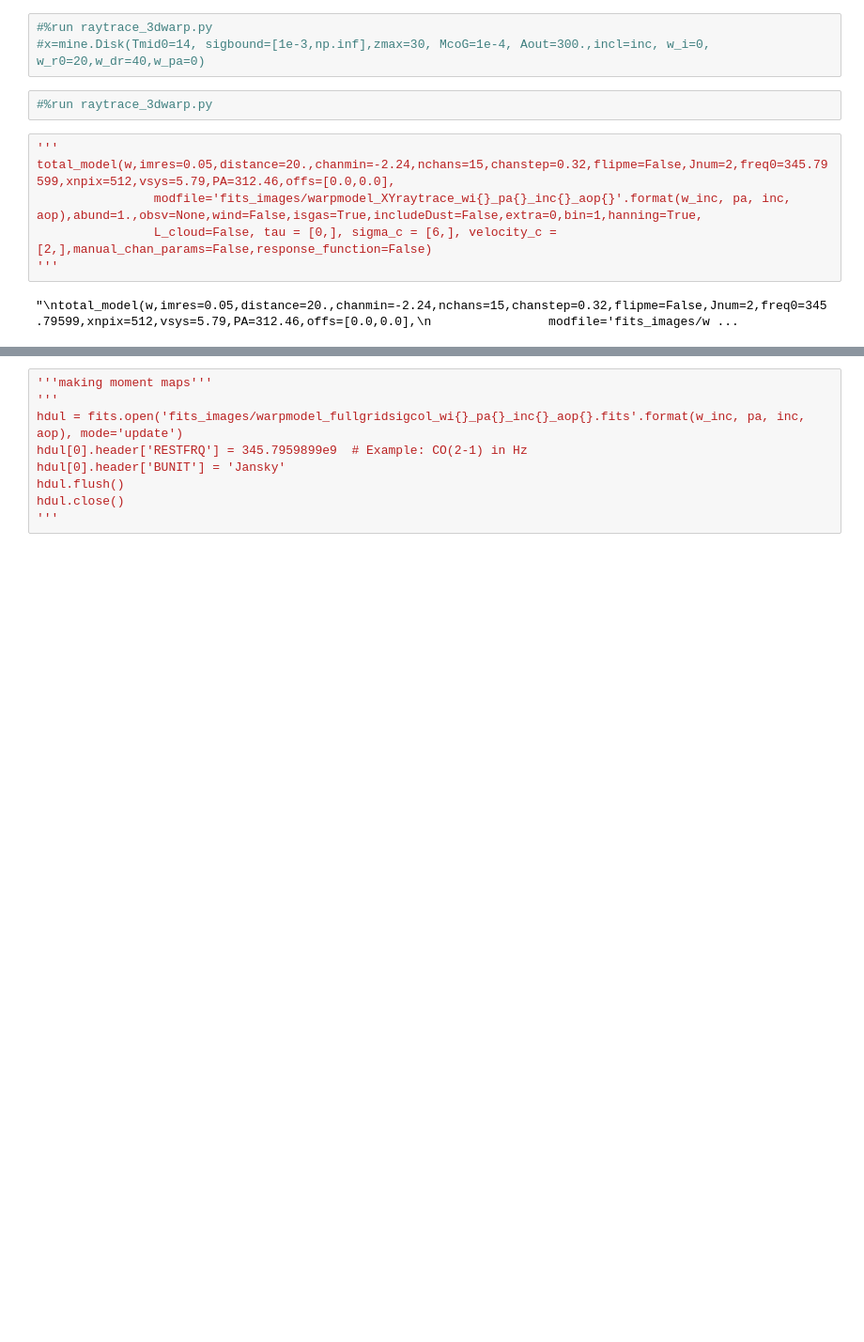
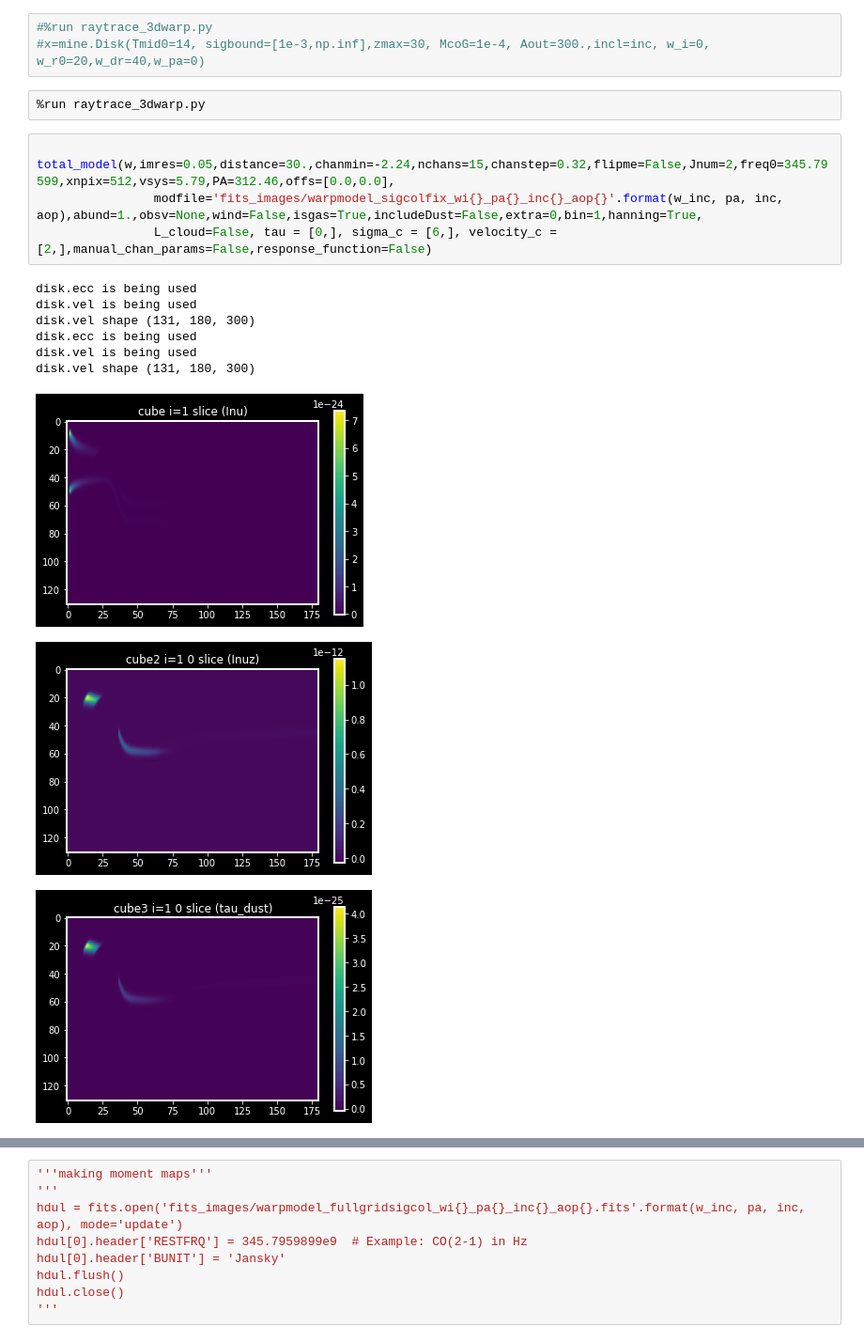
Before and after one commit to theochawla/49ceti_warpmodel, a Jupyter notebook: Warp/warp_edgeon_troubleshoot/runcode.ipynb, the cells around one changed output, grey strips where cells are left out. Shown at 94% size. Drawn from its saved outputs; the diff is of its cells as text; blank space fills up the shorter version.

```diff
--- a/Warp/warp_edgeon_troubleshoot/runcode.ipynb
+++ b/Warp/warp_edgeon_troubleshoot/runcode.ipynb
@@ -60,12 +61,19 @@ aind len 7074000
 #%run raytrace_3dwarp.py
 #x=mine.Disk(Tmid0=14, sigbound=[1e-3,np.inf],zmax=30, McoG=1e-4, Aout=300.,incl=inc, w_i=0, w_r0=20,w_dr=40,w_pa=0)
 # %%
-#%run raytrace_3dwarp.py
+%run raytrace_3dwarp.py
 # %%
-'''
-total_model(w,imres=0.05,distance=20.,chanmin=-2.24,nchans=15,chanstep=0.32,flipme=False,Jnum=2,freq0=345.79599,xnpix=512,vsys=5.79,PA=312.46,offs=[0.0,0.0],
-                modfile='fits_images/warpmodel_XYraytrace_wi{}_pa{}_inc{}_aop{}'.format(w_inc, pa, inc, aop),abund=1.,obsv=None,wind=False,isgas=True,includeDust=False,extra=0,bin=1,hanning=True,
+
+total_model(w,imres=0.05,distance=30.,chanmin=-2.24,nchans=15,chanstep=0.32,flipme=False,Jnum=2,freq0=345.79599,xnpix=512,vsys=5.79,PA=312.46,offs=[0.0,0.0],
+                modfile='fits_images/warpmodel_sigcolfix_wi{}_pa{}_inc{}_aop{}'.format(w_inc, pa, inc, aop),abund=1.,obsv=None,wind=False,isgas=True,includeDust=False,extra=0,bin=1,hanning=True,
                 L_cloud=False, tau = [0,], sigma_c = [6,], velocity_c =[2,],manual_chan_params=False,response_function=False)
-'''
 # %% [output]
-"\ntotal_model(w,imres=0.05,distance=20.,chanmin=-2.24,nchans=15,chanstep=0.32,flipme=False,Jnum=2,freq0=345.79599,xnpix=512,vsys=5.79,PA=312.46,offs=[0.0,0.0],\n                modfile='fits_images/w ...
+disk.ecc is being used
+disk.vel is being used
+disk.vel shape (131, 180, 300)
+disk.ecc is being used
+disk.vel is being used
+disk.vel shape (131, 180, 300)
+[figure, added]
+[figure, added]
+[figure, added]
```
Also changed, not shown: parts of 7 cells of this notebook, 6 other files.
